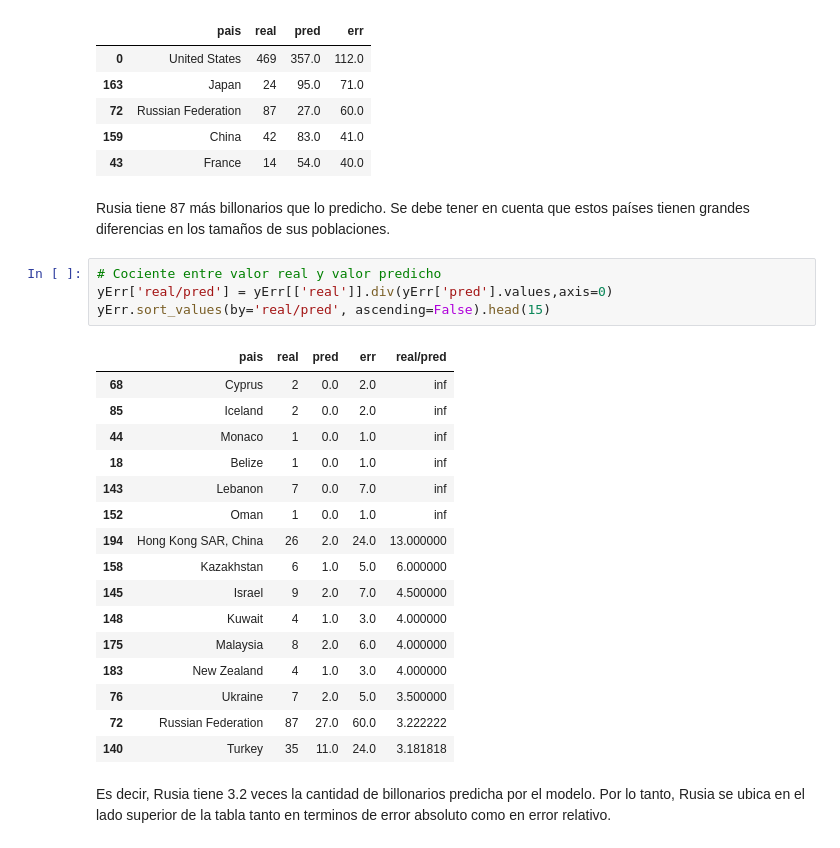
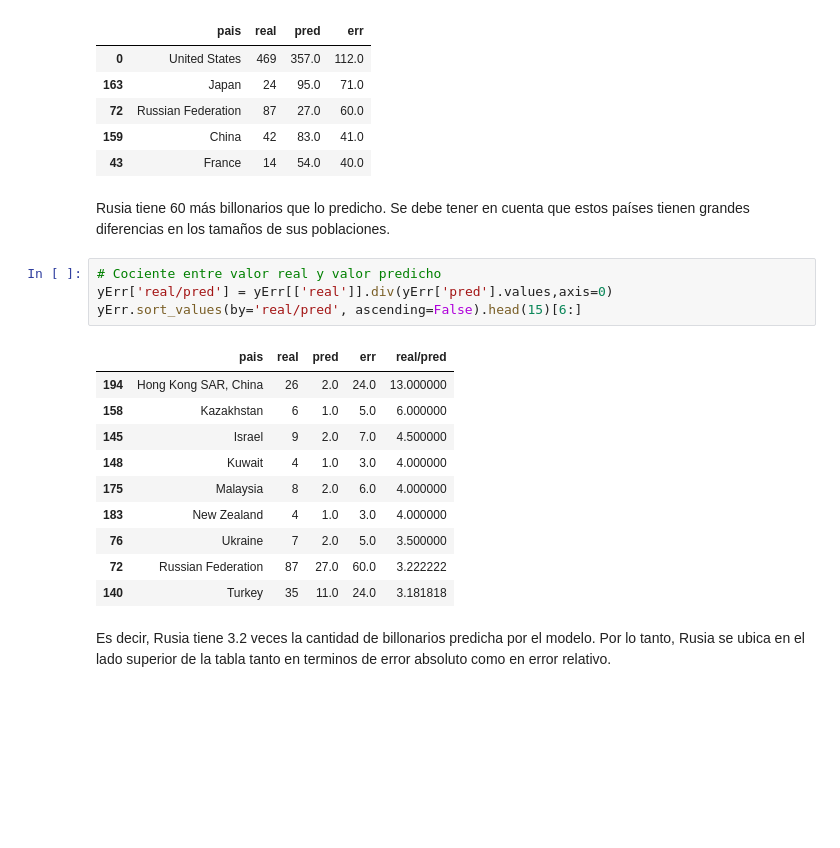
Before and after one commit to ehopperdietzel/billionaires-analysis, a Jupyter notebook: info147_tarea2.ipynb, the cells around one changed output. Drawn from its saved outputs; the diff is of its cells as text; blank space fills up the shorter version.

```diff
--- a/info147_tarea2.ipynb
+++ b/info147_tarea2.ipynb
@@ -419,19 +419,13 @@ yErr.head(5)
 | 159 | China | 42 | 83.0 | 41.0 |
 | 43 | France | 14 | 54.0 | 40.0 |
 # %% [markdown]
-Rusia tiene 87 más billonarios que lo predicho. Se debe tener en cuenta que estos países tienen grandes diferencias en los tamaños de sus poblaciones.
+Rusia tiene 60 más billonarios que lo predicho. Se debe tener en cuenta que estos países tienen grandes diferencias en los tamaños de sus poblaciones.
 # %%
 # Cociente entre valor real y valor predicho
 yErr['real/pred'] = yErr[['real']].div(yErr['pred'].values,axis=0)
-yErr.sort_values(by='real/pred', ascending=False).head(15)
+yErr.sort_values(by='real/pred', ascending=False).head(15)[6:]
 # %% [output]
 |  | pais | real | pred | err | real/pred |
-| 68 | Cyprus | 2 | 0.0 | 2.0 | inf |
-| 85 | Iceland | 2 | 0.0 | 2.0 | inf |
-| 44 | Monaco | 1 | 0.0 | 1.0 | inf |
-| 18 | Belize | 1 | 0.0 | 1.0 | inf |
-| 143 | Lebanon | 7 | 0.0 | 7.0 | inf |
-| 152 | Oman | 1 | 0.0 | 1.0 | inf |
 | 194 | Hong Kong SAR, China | 26 | 2.0 | 24.0 | 13.000000 |
 | 158 | Kazakhstan | 6 | 1.0 | 5.0 | 6.000000 |
 | 145 | Israel | 9 | 2.0 | 7.0 | 4.500000 |
```
Also changed, not shown: parts of 3 cells of this notebook, 1 other file.
